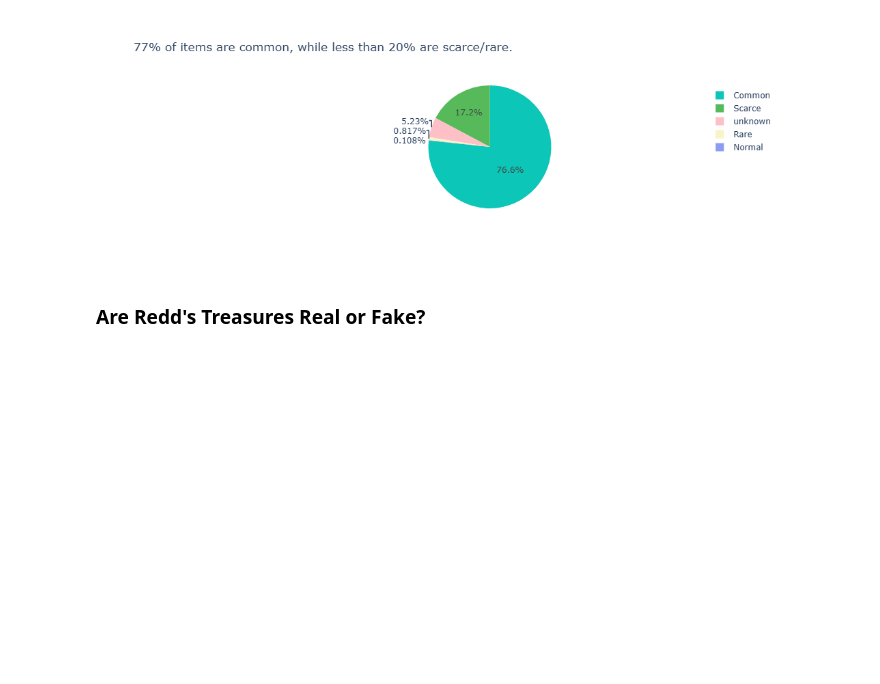
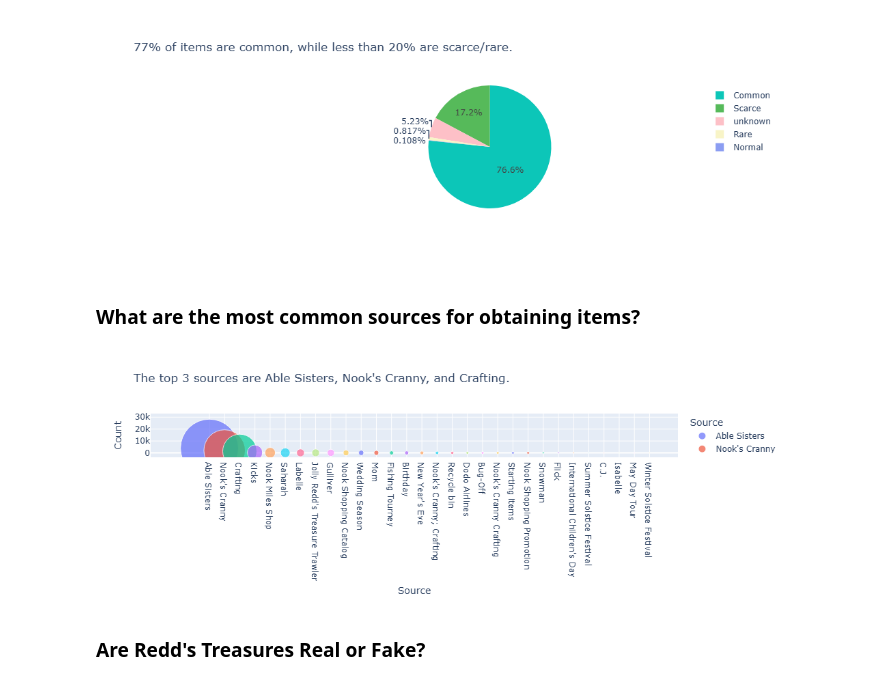
Before and after one commit to Darcicat/ACNH-Aesthetic-Rarity-Guide, a Jupyter notebook: notebooks/rarity_analysis.ipynb, the cells around one changed output. Saved outputs shown, nothing was run; the diff lists cells and outputs as text; code cells hidden in the pictures; blank space fills up the shorter version.

```diff
--- a/notebooks/rarity_analysis.ipynb
+++ b/notebooks/rarity_analysis.ipynb
@@ -54,6 +56,25 @@ fig = px.pie(
 fig.show()
 # %% [output]
 [figure]
+# %% [markdown]
+<h3>What are the most common sources for obtaining items?</h3>
+# %%
+# group data by source
+source_counts = rarity_df['Source'].value_counts().reset_index()
+source_counts.columns = ['Source', 'Count']
+
+fig=px.scatter( #create bubble chart
+    source_counts,
+    x='Source', # Sources on the x-axis
+    y='Count', # Counts on the y-axis
+    size='Count', # Bubble size based on the count
+    color='Source', # Use different colors for each source in the chart
+    title="The top 3 sources are Able Sisters, Nook's Cranny, and Crafting.",
+    size_max=60 #setting a maximum size for bubbles
+)
+fig.show()
+# %% [output]
+[figure, added]
 # %% [markdown]
 <h3>Are Redd's Treasures Real or Fake?</h3>
 # %%
```
Also changed, not shown: parts of 5 cells of this notebook, 5 other files.
